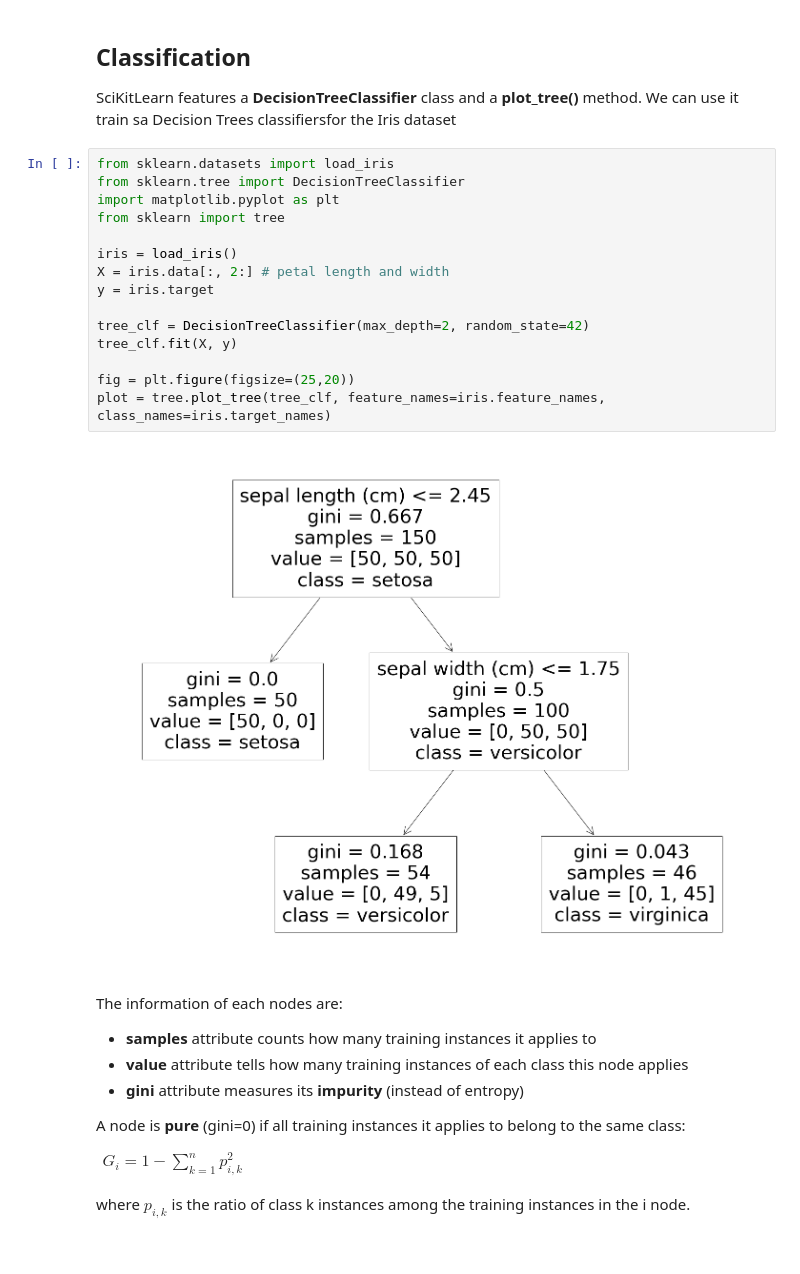
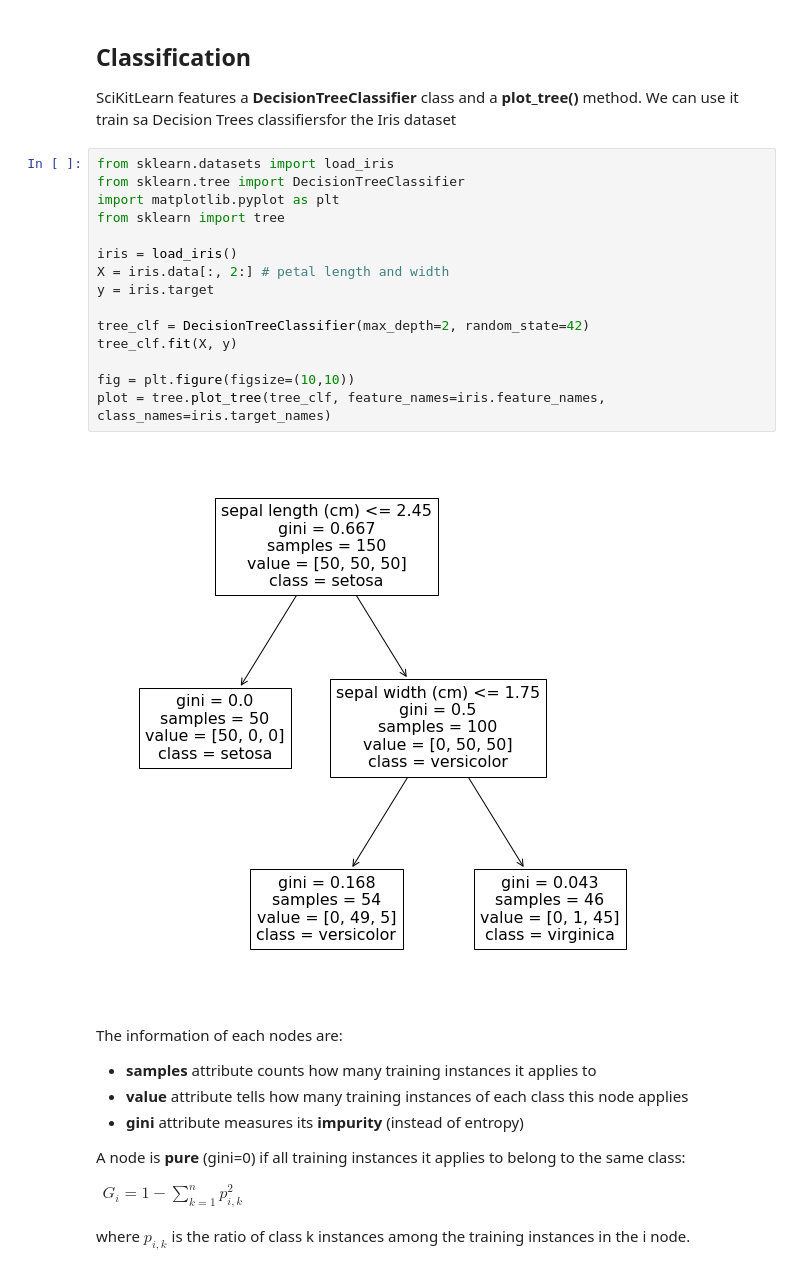
Before and after one commit to ethangillett/machine-learning_riccardoberta, a Jupyter notebook: 02-supervised-learning/02-decision-trees.ipynb, the cells around one changed output. Saved outputs shown, nothing was run; the diff lists cells and outputs as text.

```diff
--- a/02-supervised-learning/02-decision-trees.ipynb
+++ b/02-supervised-learning/02-decision-trees.ipynb
@@ -215,20 +215,20 @@ SciKitLearn features a **DecisionTreeClassifier** class and a **plot_tree()** me
 # %%
 from sklearn.datasets import load_iris
 from sklearn.tree import DecisionTreeClassifier
 import matplotlib.pyplot as plt
 from sklearn import tree
 
 iris = load_iris()
 X = iris.data[:, 2:] # petal length and width
 y = iris.target
 
 tree_clf = DecisionTreeClassifier(max_depth=2, random_state=42)
 tree_clf.fit(X, y)
 
-fig = plt.figure(figsize=(25,20))
+fig = plt.figure(figsize=(10,10))
 plot = tree.plot_tree(tree_clf, feature_names=iris.feature_names, class_names=iris.target_names)
 # %% [output]
-[figure, old version]
+[figure, new version]
 # %% [markdown]
 The information of each nodes are:
 
```
Also changed, not shown: parts of 4 cells of this notebook.
